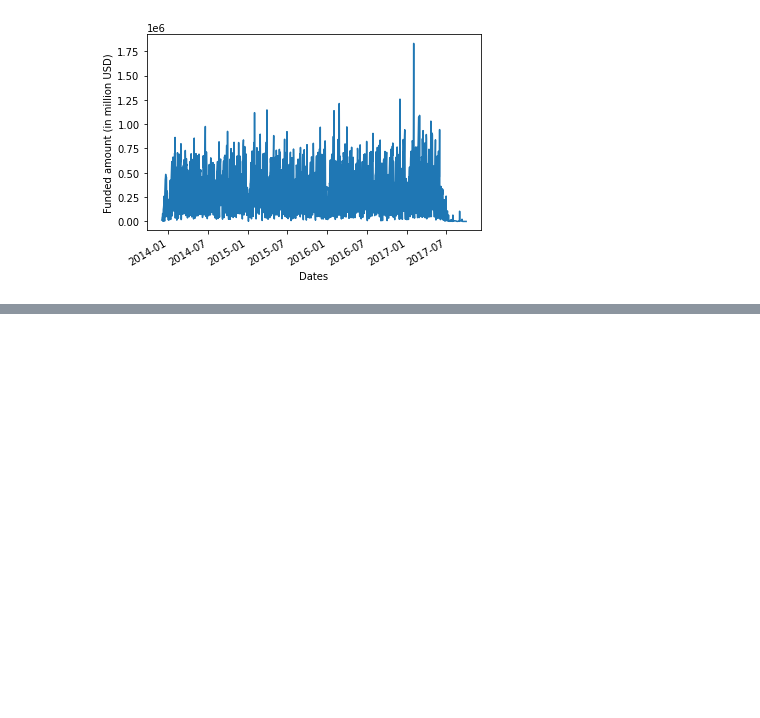
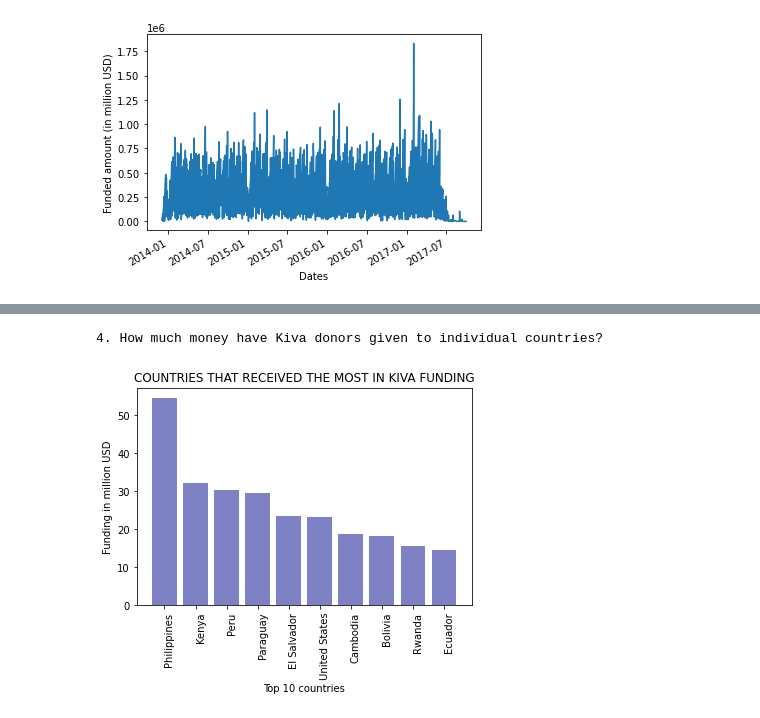
Before and after one commit to CeeThinwa/knowledge-hub, a Jupyter notebook: _sources/kiva.ipynb, the cells around one changed output, grey strips where cells are left out. Cells and saved outputs as stored; diff of their text form; code cells hidden in the pictures; blank space fills up the shorter version.

```diff
--- a/_sources/kiva.ipynb
+++ b/_sources/kiva.ipynb
@@ -286,0 +314,26 @@ plt.show()
+# %%
+print("\n4. How much money have Kiva donors given to individual countries?\n\n")
+
+# create a pivot-table
+tab2 = pd.pivot_table(loan_data, values='funded_amount', index=['country'], aggfunc='sum')
+
+# sort the results in descending order
+tab2 = tab2.sort_values(by=['funded_amount'], ascending=False)
+
+# rename the aggregated column to an appropiate label
+tab2.columns = ['sum_of_funded_amount']
+
+# make some index entries into columns
+tab2 = tab2.reset_index(level=['country'])
+
+# and display top 10 results
+fig, ax = plt.subplots()
+ax.bar(tab2.iloc[0:10,0],(tab2.iloc[0:10,1]/1000000),color='#7e81c4')
+plt.ylabel('Funding in million USD')
+ax.set_xticklabels(labels=tab2.iloc[0:10,0], rotation = (90), fontsize = 10, va='top', ha='left')
+plt.xlabel('Top 10 countries')
+plt.title('COUNTRIES THAT RECEIVED THE MOST IN KIVA FUNDING')
+plt.show()
+# %% [output]
+4. How much money have Kiva donors given to individual countries?
+[figure, added]
```
Also changed, not shown: parts of 6 cells of this notebook, 8 other files.
